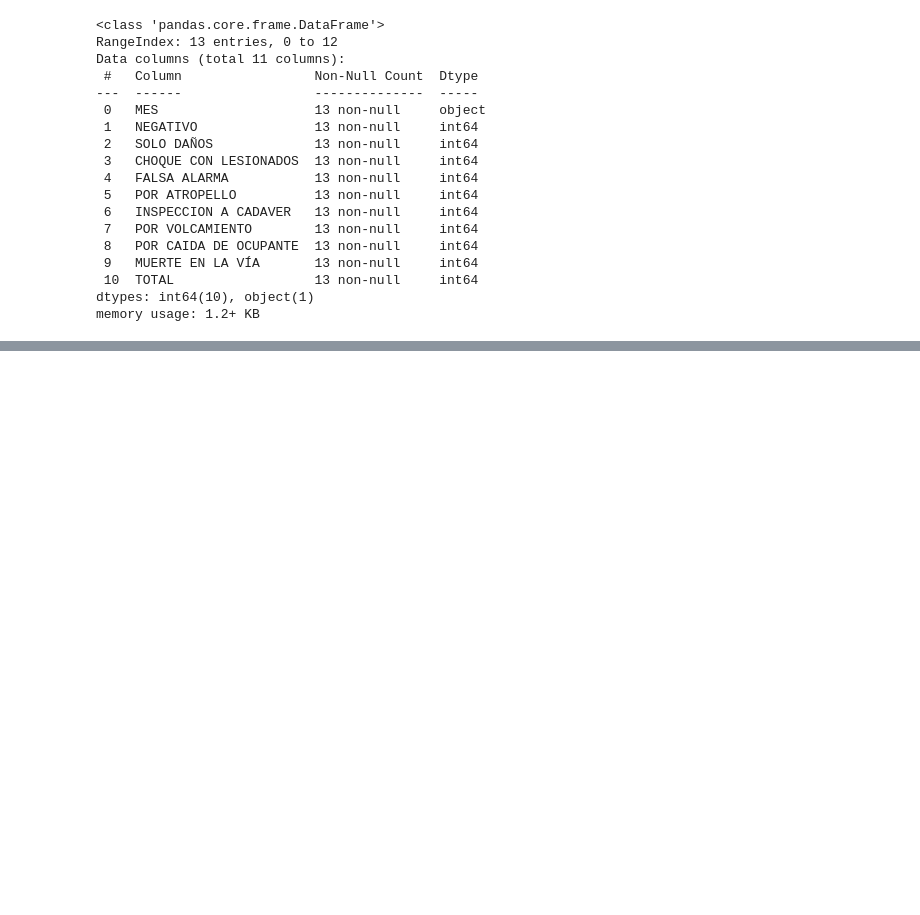
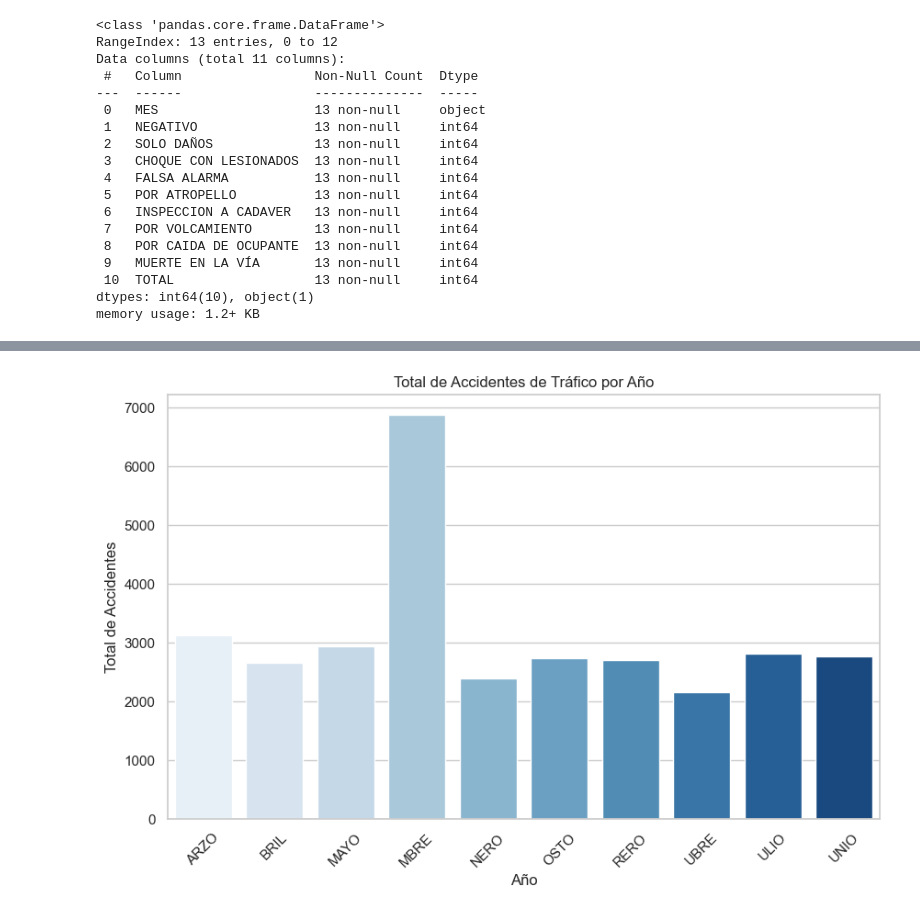
Before and after one commit to Skpow1234/Diabetes-Project-Prediction, a Jupyter notebook: notebook.ipynb, the cells around one changed output, grey strips where cells are left out. Drawn from its saved outputs; the diff is of its cells as text; code cells hidden in the pictures; blank space fills up the shorter version.

```diff
--- a/notebook.ipynb
+++ b/notebook.ipynb
@@ -51,0 +333,20 @@ memory usage: 1.2+ KB
+# %%
+# Crear una nueva columna que extraiga el año a partir del mes
+df["AÑO"] = df["MES"].str[-4:]
+
+# Resumir los datos por año
+resumen_por_año = df.groupby("AÑO")["TOTAL"].sum().reset_index()
+
+# Configurar el estilo de Seaborn
+sns.set_style("whitegrid")
+
+# Crear un gráfico de barras para visualizar el total de accidentes por año
+plt.figure(figsize=(10, 6))
+sns.barplot(x="AÑO", y="TOTAL", data=resumen_por_año, palette="Blues")
+plt.title("Total de Accidentes de Tráfico por Año")
+plt.xlabel("Año")
+plt.ylabel("Total de Accidentes")
+plt.xticks(rotation=45)
+plt.show()
+# %% [output]
+[figure, added]
```
Also changed, not shown: parts of 17 cells of this notebook.
